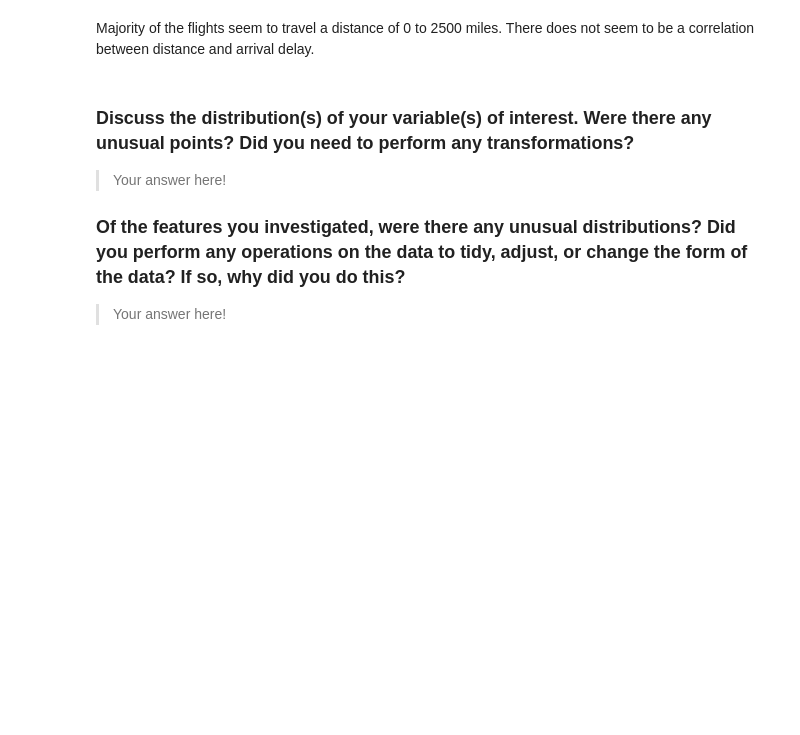
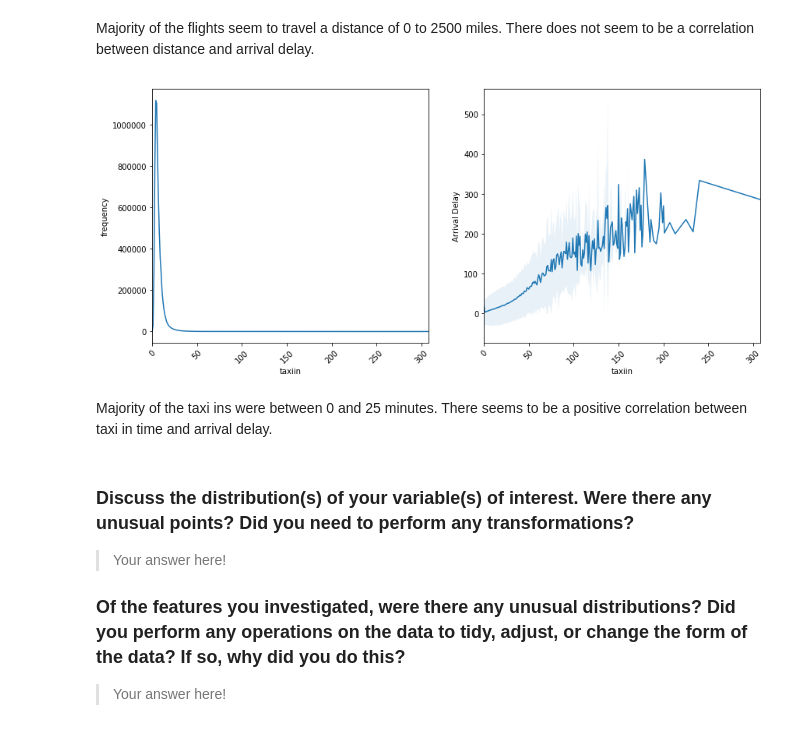
Before and after one commit to command7/exploratory_data_analysis, a Jupyter notebook: Analysis.ipynb, the cells around one changed output. Saved outputs shown, nothing was run; the diff lists cells and outputs as text; code cells hidden in the pictures; blank space fills up the shorter version.

Commit message:
Visualization: Plot taxi in time

```diff
--- a/Analysis.ipynb
+++ b/Analysis.ipynb
@@ -411,6 +411,13 @@ plot_feature(flights_data, "distance")
 # %% [markdown]
 Majority of the flights seem to travel a distance of 0 to 2500 miles.
 There does not seem to be a correlation between distance and arrival delay.
+# %%
+plot_feature(flights_data, "taxiin")
+# %% [output]
+[figure, added]
+# %% [markdown]
+Majority of the taxi ins were between 0 and 25 minutes.
+There seems to be a positive correlation between taxi in time and arrival delay.
 # %% [markdown]
 ### Discuss the distribution(s) of your variable(s) of interest. Were there any unusual points? Did you need to perform any transformations?
 
```
